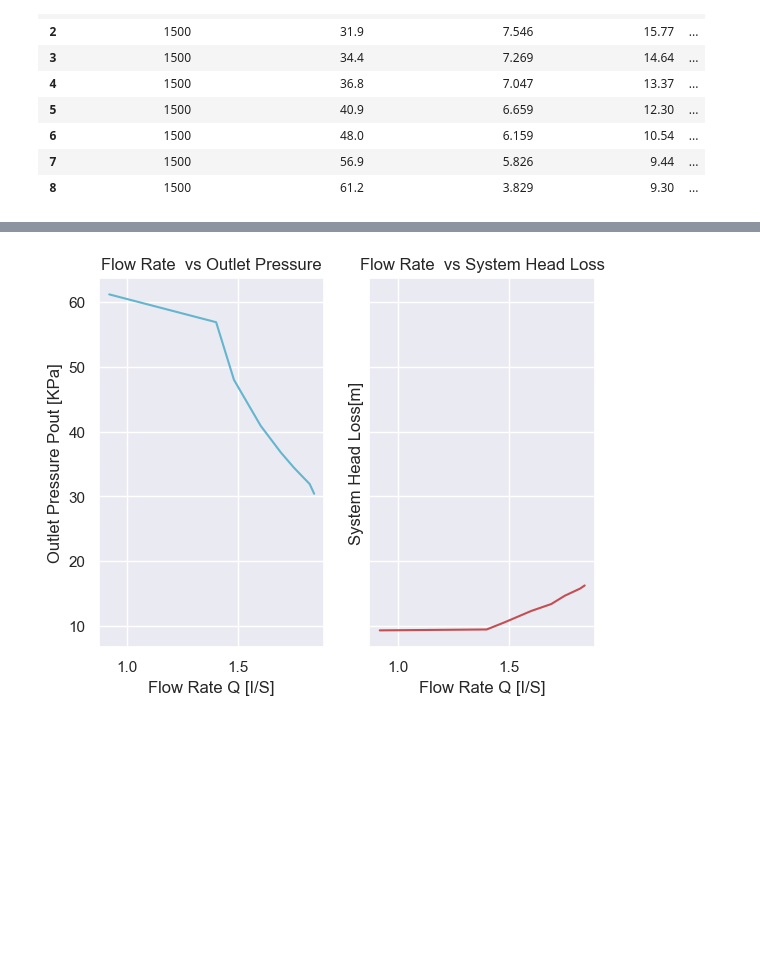
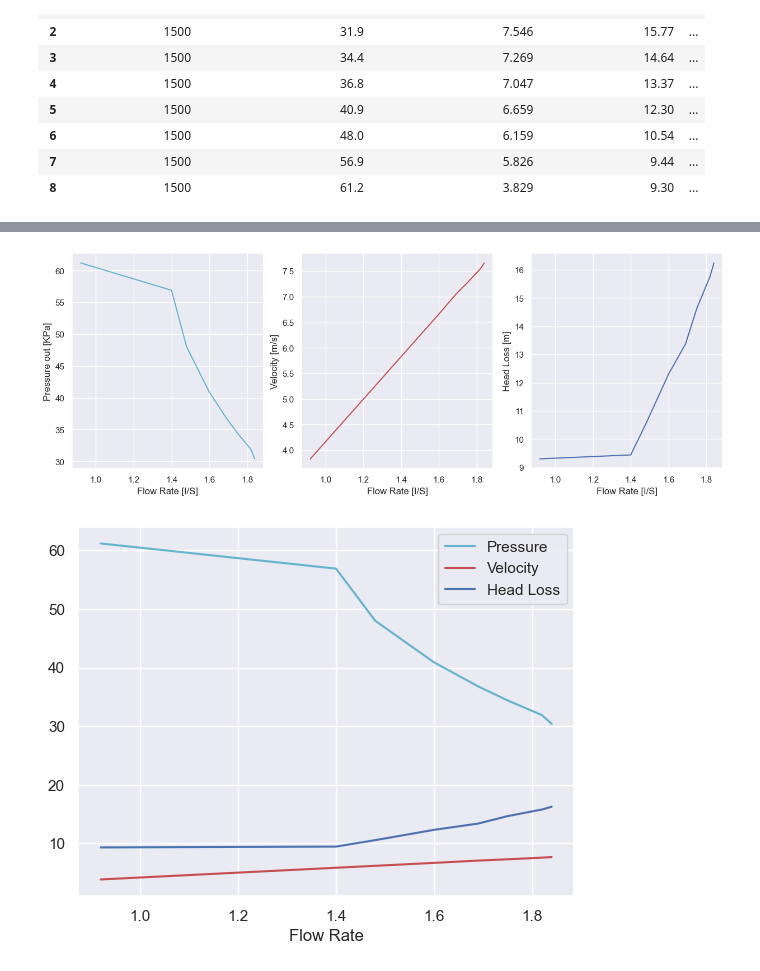
Before and after one commit to HiramTorres/Reports_Lab, a Jupyter notebook: Hidraulica/Analisis_perdidas.ipynb, the cells around one changed output, grey strips where cells are left out. Cells and saved outputs as stored; diff of their text form; code cells hidden in the pictures; blank space fills up the shorter version.

Commit message:
Agregue imagenes de graficos

```diff
--- a/Hidraulica/Analisis_perdidas.ipynb
+++ b/Hidraulica/Analisis_perdidas.ipynb
@@ -147,13 +192,34 @@ plt.show()
 # %%
-fig, ax = plt.subplots(1,2, sharey = True)
-ax[0].plot(Q100,P_out100,color = 'c')
-ax[0].set_xlabel('Flow Rate Q [I/S]')
-ax[0].set_ylabel('Outlet Pressure Pout [KPa]')
-ax[0].set_title('Flow Rate  vs Outlet Pressure')
-ax[1].plot(Q100,Loss_100,color = 'r')
-ax[1].set_xlabel('Flow Rate Q [I/S]')
-ax[1].set_ylabel('System Head Loss[m]')
-ax[1].set_title('Flow Rate  vs System Head Loss')
+Q100 = data100['Flow Rate Q [I/S]']
+P_out100 = data100['Outlet Pressure Pout [KPa]']
+Vel100 = data100['Outley Velocity Vout [m/s]']
+HLoss100 = data100['System Head Loss[m]']
+
+fig, ax = plt.subplots(1, 3, figsize=(15, 5))
+ax[0].plot(Q100, P_out100, color='c')
+ax[0].set_xlabel('Flow Rate [I/S]')
+ax[0].set_ylabel('Pressure out [KPa]')
+
+ax[1].plot(Q100, Vel100, color = 'r')
+ax[1].set_xlabel('Flow Rate [I/S]')
+ax[1].set_ylabel('Velocity [m/s]')
+
+ax[2].plot(Q100, HLoss100, color = 'b')
+ax[2].set_xlabel('Flow Rate [I/S]')
+ax[2].set_ylabel('Head Loss [m]')
+
+plt.savefig('Graf100%.png')
 plt.show()
 # %% [output]
-[figure, old version]
+[figure, new version]
+# %%
+plt.plot(Q100,P_out100, color = 'c')
+plt.plot(Q100,Vel100, color = 'r')
+plt.plot(Q100,HLoss100, color = 'b')
+plt.xlabel('Flow Rate')
+plt.legend(['Pressure', 'Velocity', 'Head Loss'])
+
+plt.savefig('AllGraf100%.png')
+plt.show()
+# %% [output]
+[figure, added]
```
Also changed, not shown: parts of 16 cells of this notebook, 8 other files.
